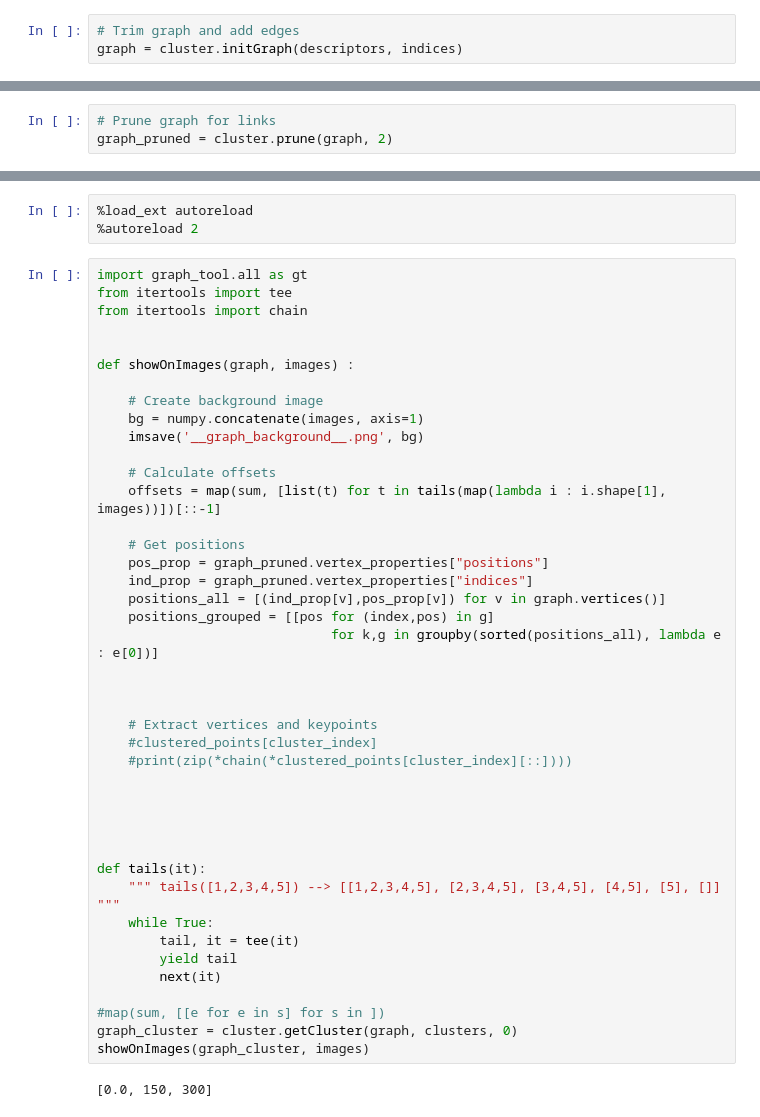
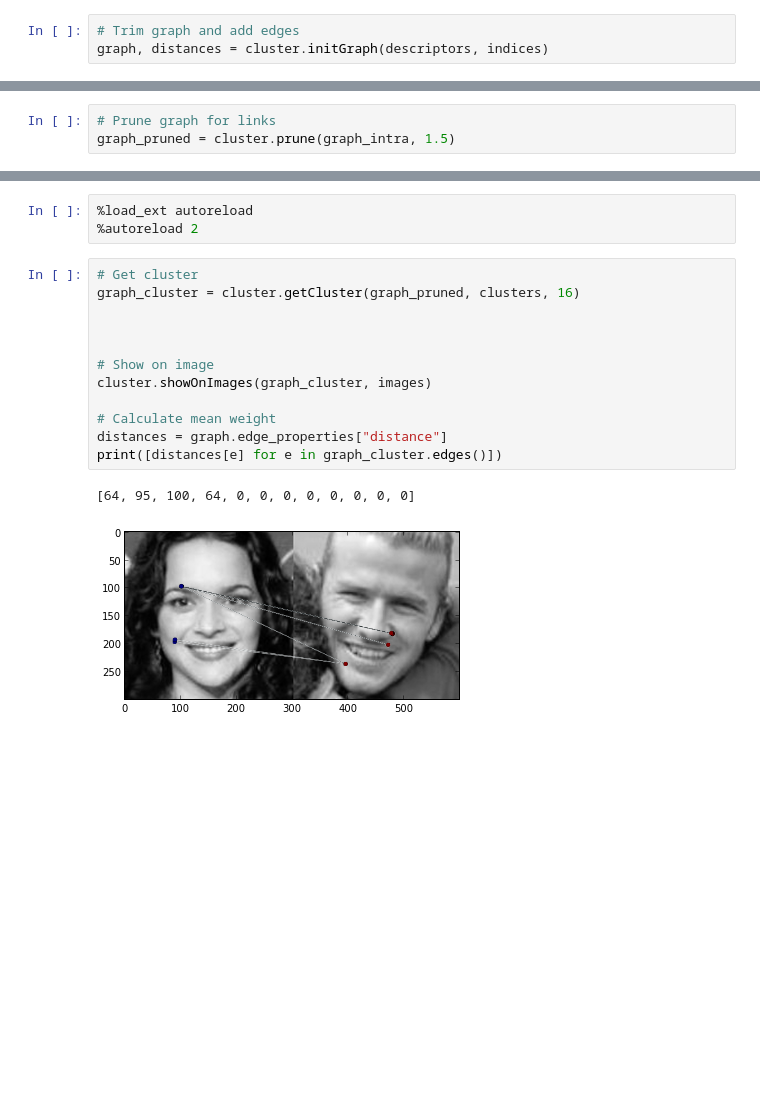
Before and after one commit to arnfred/Mirror-Match, a Jupyter notebook: code/cluster-match/Cluster-Test.ipynb, the cells around one changed output, grey strips where cells are left out. Saved outputs shown, nothing was run; the diff lists cells and outputs as text; blank space fills up the shorter version.

```diff
--- a/code/cluster-match/Cluster-Test.ipynb
+++ b/code/cluster-match/Cluster-Test.ipynb
@@ -25,6 +25,6 @@ print(labels)
 # %%
 # Trim graph and add edges
-graph = cluster.initGraph(descriptors, indices)
+graph, distances = cluster.initGraph(descriptors, indices)
 # %%
 cluster.setPositions(graph, keypoints)
 # %% [output]
@@ -32,4 +39,4 @@ cluster.setPositions(graph, keypoints)
 # %%
 # Prune graph for links
-graph_pruned = cluster.prune(graph, 2)
+graph_pruned = cluster.prune(graph_intra, 1.5)
 # %% [output]
@@ -77,47 +52,18 @@ v,k = zip(*c[0])
 # %%
 %load_ext autoreload
 %autoreload 2
-# %%
-import graph_tool.all as gt
-from itertools import tee
-from itertools import chain
-
-
-def showOnImages(graph, images) :
-
-    # Create background image
-    bg = numpy.concatenate(images, axis=1)
-    imsave('__graph_background__.png', bg)
-
-    # Calculate offsets
-    offsets = map(sum, [list(t) for t in tails(map(lambda i : i.shape[1], images))])[::-1]
-
-    # Get positions
-    pos_prop = graph_pruned.vertex_properties["positions"]
-    ind_prop = graph_pruned.vertex_properties["indices"]
-    positions_all = [(ind_prop[v],pos_prop[v]) for v in graph.vertices()]
-    positions_grouped = [[pos for (index,pos) in g]
-                              for k,g in groupby(sorted(positions_all), lambda e : e[0])]
-
-
-
-    # Extract vertices and keypoints
-    #clustered_points[cluster_index]
-    #print(zip(*chain(*clustered_points[cluster_index][::])))
-
-
-
-
-
-def tails(it):
-    """ tails([1,2,3,4,5]) --> [[1,2,3,4,5], [2,3,4,5], [3,4,5], [4,5], [5], []] """
-    while True:
-        tail, it = tee(it)
-        yield tail
-        next(it)
-
-#map(sum, [[e for e in s] for s in ])
-graph_cluster = cluster.getCluster(graph, clusters, 0)
-showOnImages(graph_cluster, images)
-# %% [output]
-[0.0, 150, 300]
+# %%
+# Get cluster
+graph_cluster = cluster.getCluster(graph_pruned, clusters, 16)
+
+
+
+# Show on image
+cluster.showOnImages(graph_cluster, images)
+
+# Calculate mean weight
+distances = graph.edge_properties["distance"]
+print([distances[e] for e in graph_cluster.edges()])
+# %% [output]
+[64, 95, 100, 64, 0, 0, 0, 0, 0, 0, 0, 0]
+[figure, added]
```
Also changed, not shown: parts of 8 cells of this notebook, 1 other file.
